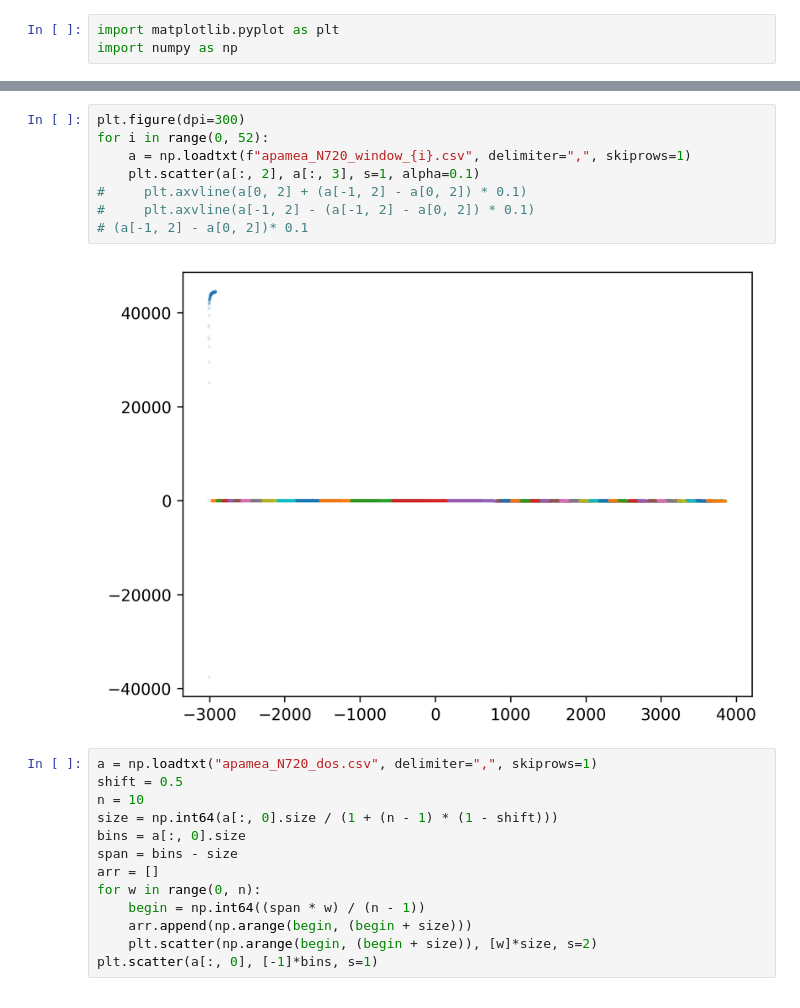
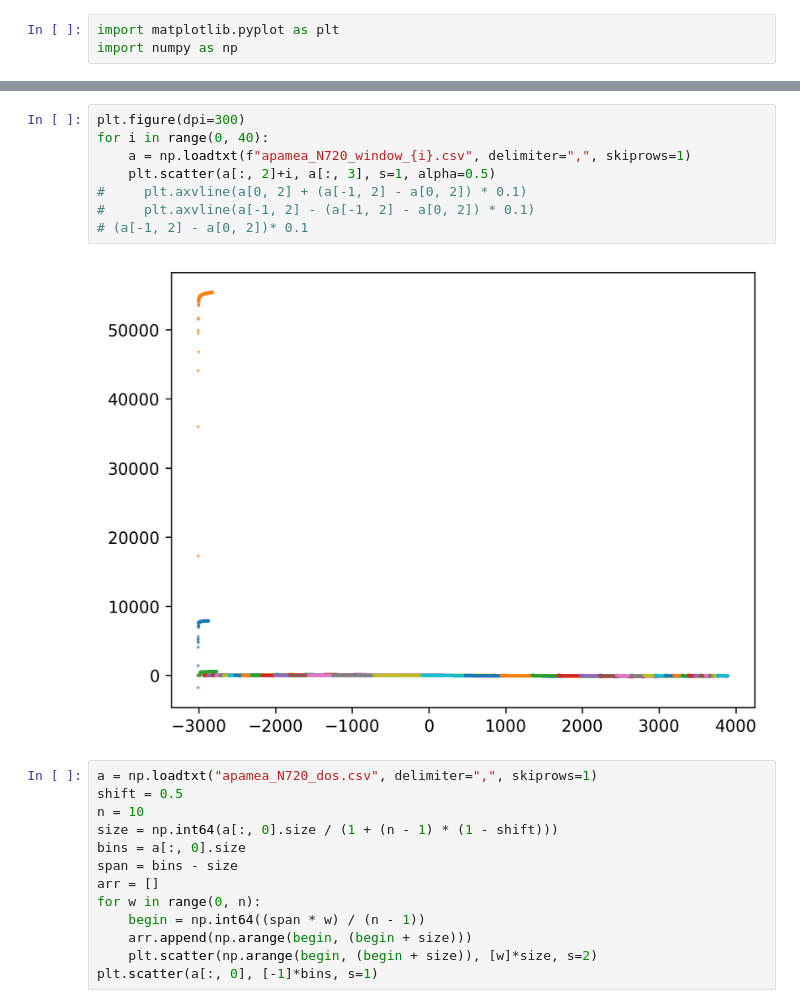
Before and after one commit to Faikert/replica_exchange_wang_landau, a Jupyter notebook: test.ipynb, the cells around one changed output, grey strips where cells are left out. Saved outputs shown, nothing was run; the diff lists cells and outputs as text.

```diff
--- a/test.ipynb
+++ b/test.ipynb
@@ -41,13 +41,13 @@ for i in range(3, 12):
 # %%
 plt.figure(dpi=300)
-for i in range(0, 52):
+for i in range(0, 40):
     a = np.loadtxt(f"apamea_N720_window_{i}.csv", delimiter=",", skiprows=1)
-    plt.scatter(a[:, 2], a[:, 3], s=1, alpha=0.1)
+    plt.scatter(a[:, 2]+i, a[:, 3], s=1, alpha=0.5)
 #     plt.axvline(a[0, 2] + (a[-1, 2] - a[0, 2]) * 0.1)
 #     plt.axvline(a[-1, 2] - (a[-1, 2] - a[0, 2]) * 0.1)
 # (a[-1, 2] - a[0, 2])* 0.1
 # %% [output]
-[figure, old version]
+[figure, new version]
 # %%
 a = np.loadtxt("apamea_N720_dos.csv", delimiter=",", skiprows=1)
 shift = 0.5
```
Also changed, not shown: parts of 3 cells of this notebook, 9 other files.
